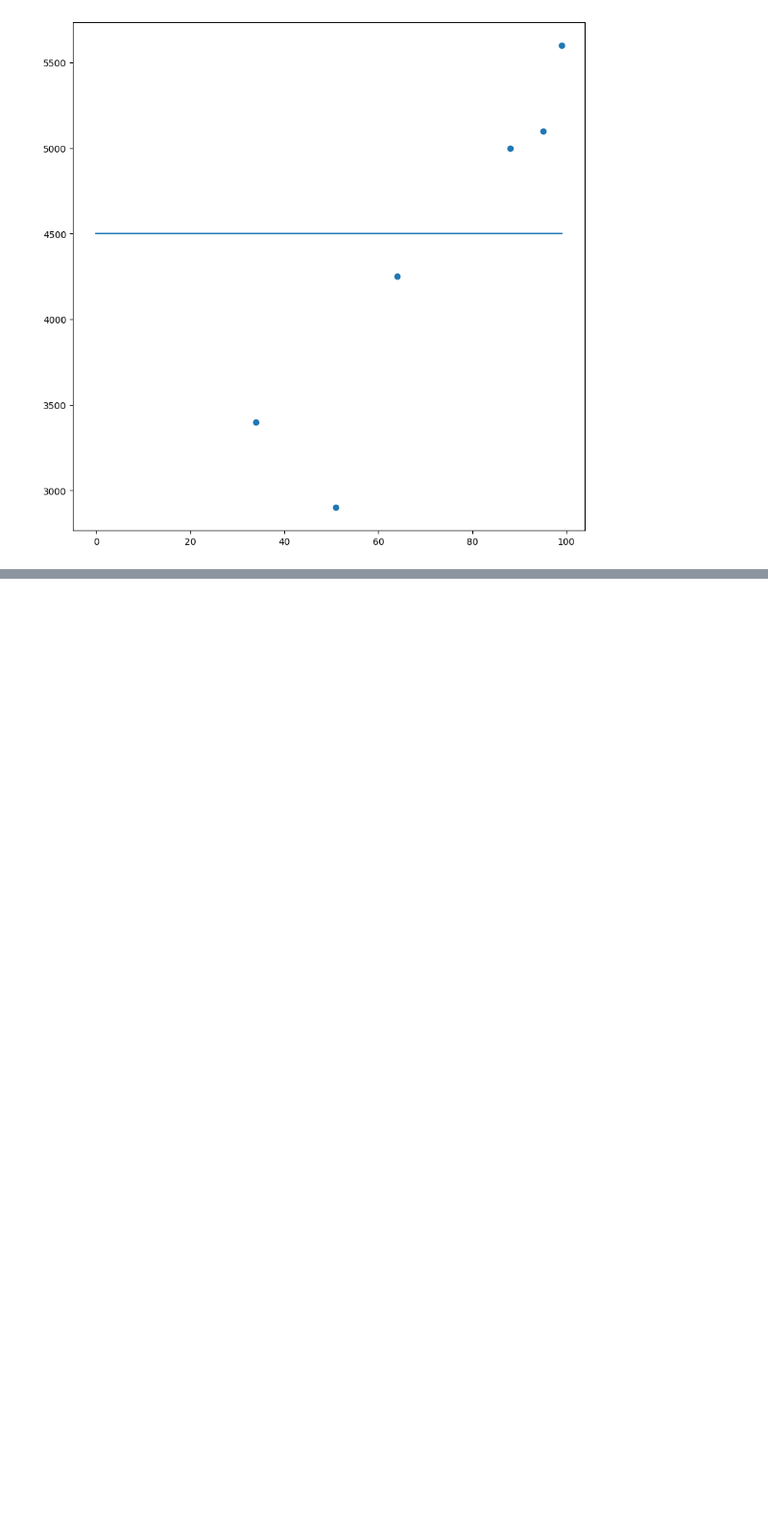
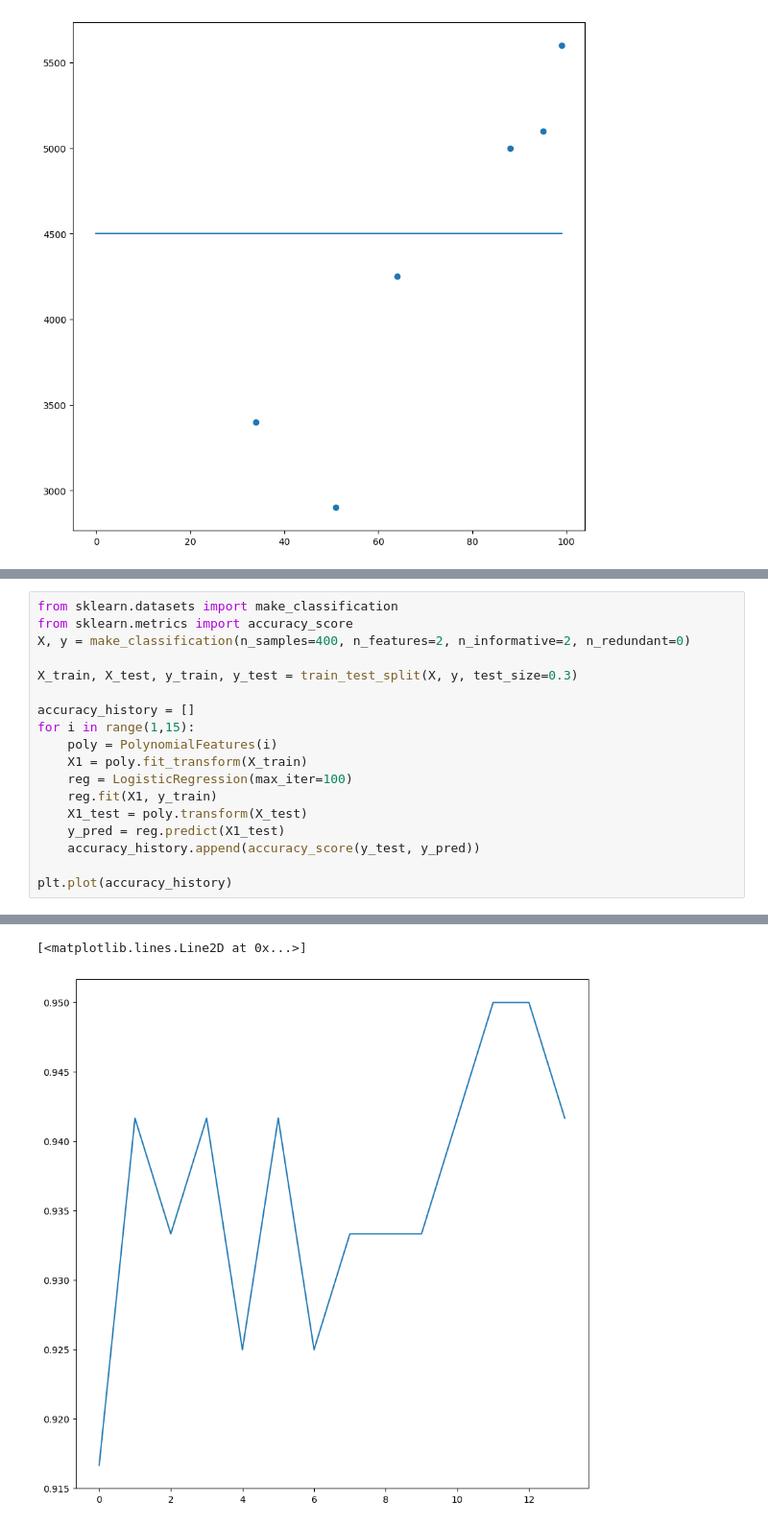
Before and after one commit to adamlewy3/Python-Projects, a Jupyter notebook: APress ML Book/8. Tuning Supervised Learners.ipynb, the cells around one changed output, grey strips where cells are left out. Shown at 96% size. Cells and saved outputs as stored; diff of their text form; blank space fills up the shorter version.

```diff
--- a/APress ML Book/8. Tuning Supervised Learners.ipynb
+++ b/APress ML Book/8. Tuning Supervised Learners.ipynb
@@ -252,0 +323,19 @@ plt.show()
+# %%
+from sklearn.datasets import make_classification
+from sklearn.metrics import accuracy_score
+X, y = make_classification(n_samples=400, n_features=2, n_informative=2, n_redundant=0)
+
+X_train, X_test, y_train, y_test = train_test_split(X, y, test_size=0.3)
+
+accuracy_history = []
+for i in range(1,15):
+    poly = PolynomialFeatures(i)
+    X1 = poly.fit_transform(X_train)
+    reg = LogisticRegression(max_iter=100)
+    reg.fit(X1, y_train)
+    X1_test = poly.transform(X_test)
+    y_pred = reg.predict(X1_test)
+    accuracy_history.append(accuracy_score(y_test, y_pred))
+
+plt.plot(accuracy_history)
+# %% [output]
@@ -252,0 +359,2 @@ plt.show()
+[<matplotlib.lines.Line2D at 0x...>]
+[figure, added]
```
Also changed, not shown: parts of 13 cells of this notebook, 2 other files.
